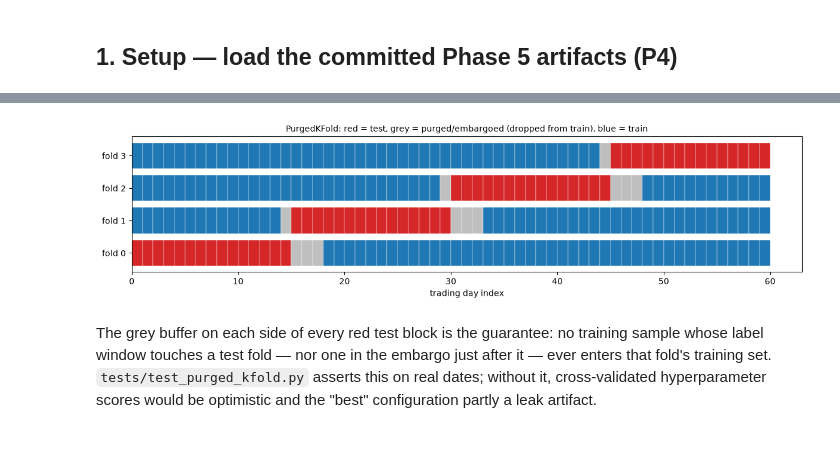
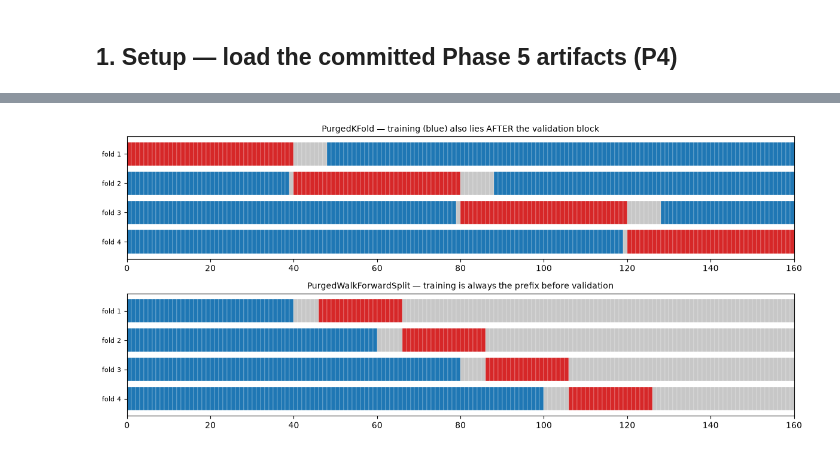
Before and after one commit to SouhailBourhim/Portfolio_ML, a Jupyter notebook: notebooks/phase5_oos_evaluation.ipynb, the cells around one changed output, grey strips where cells are left out. Cells and saved outputs as stored; diff of their text form; code cells hidden in the pictures.

```diff
--- a/notebooks/phase5_oos_evaluation.ipynb
+++ b/notebooks/phase5_oos_evaluation.ipynb
@@ -98,32 +100,25 @@ which remain **train** (blue). Generated live from the real `PurgedKFold` used i
 # %%
-from purged_kfold import PurgedKFold, _sample_dates
+from purged_kfold import PurgedKFold, PurgedWalkForwardSplit, _sample_dates
 
-# Illustrative timeline (one row per date) — the same splitter the run used.
-demo_dates = pd.bdate_range("2021-01-04", periods=60, name="Date")
+demo_dates = pd.bdate_range("2021-01-04", periods=160, name="Date")
 demo = pd.DataFrame({"x": range(len(demo_dates))}, index=demo_dates)
-cv = PurgedKFold(n_splits=4, embargo_frac=0.05, label_horizon=1)
 
-fig, ax = plt.subplots(figsize=(12, 3.2))
-for fold, (train_idx, test_idx) in enumerate(cv.split(demo)):
-    train_d = set(_sample_dates(demo)[train_idx])
-    test_d = set(_sample_dates(demo)[test_idx])
-    for i, d in enumerate(demo_dates):
-        if d in test_d:
-            color = "tab:red"
-        elif d in train_d:
-            color = "tab:blue"
-        else:
-            color = "0.75"        # purged / embargoed
-        ax.barh(fold, 1, left=i, color=color, edgecolor="white", linewidth=0.3)
-ax.set_yticks(range(4)); ax.set_yticklabels([f"fold {i}" for i in range(4)])
-ax.set_xlabel("trading day index")
-ax.set_title("PurgedKFold: red = test, grey = purged/embargoed (dropped from train), blue = train",
-             fontsize=10)
+def draw(ax, splitter, title):
+    for fold, (train_idx, val_idx) in enumerate(splitter.split(demo)):
+        train_d, val_d = set(_sample_dates(demo)[train_idx]), set(_sample_dates(demo)[val_idx])
+        for i, d in enumerate(demo_dates):
+            c = "tab:red" if d in val_d else ("tab:blue" if d in train_d else "0.78")
+            ax.barh(fold, 1, left=i, color=c, edgecolor="white", linewidth=0.2)
+    ax.set_title(title, fontsize=10)
+    ax.set_xlim(0, len(demo_dates)); ax.invert_yaxis()
+    ax.set_yticks(range(4)); ax.set_yticklabels([f"fold {i+1}" for i in range(4)], fontsize=8)
+
+fig, (a1, a2) = plt.subplots(2, 1, figsize=(12, 5.4))
+draw(a1, PurgedKFold(n_splits=4, embargo_frac=0.05, label_horizon=1),
+     "PurgedKFold — training (blue) also lies AFTER the validation block")
+draw(a2, PurgedWalkForwardSplit(min_train_dates=40, val_dates=20, n_splits=4,
+                                embargo_dates=5, label_horizon=1),
+     "PurgedWalkForwardSplit — training is always the prefix before validation")
 plt.tight_layout(); plt.show()
 # %% [output]
-[figure, old version]
+[figure, new version]
-# %% [markdown]
-The grey buffer on each side of every red test block is the guarantee: no training sample whose
-label window touches a test fold — nor one in the embargo just after it — ever enters that fold's
-training set. `tests/test_purged_kfold.py` asserts this on real dates; without it, cross-validated
-hyperparameter scores would be optimistic and the "best" configuration partly a leak artifact.
```
Also changed, not shown: parts of 25 cells of this notebook.
